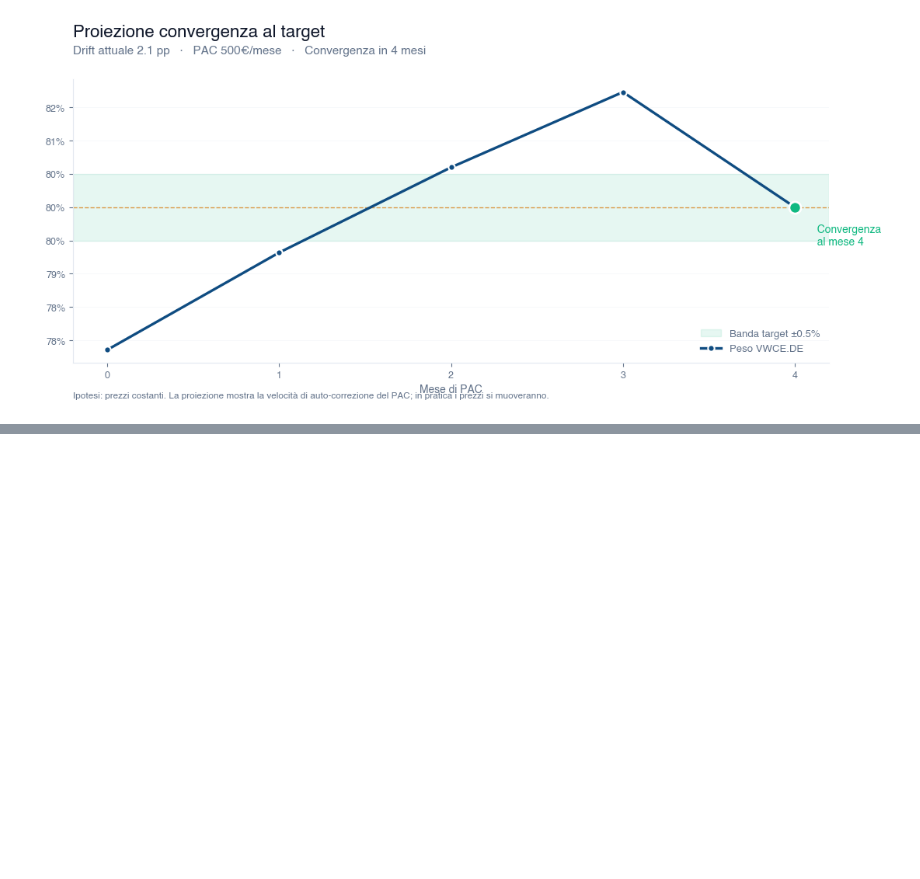
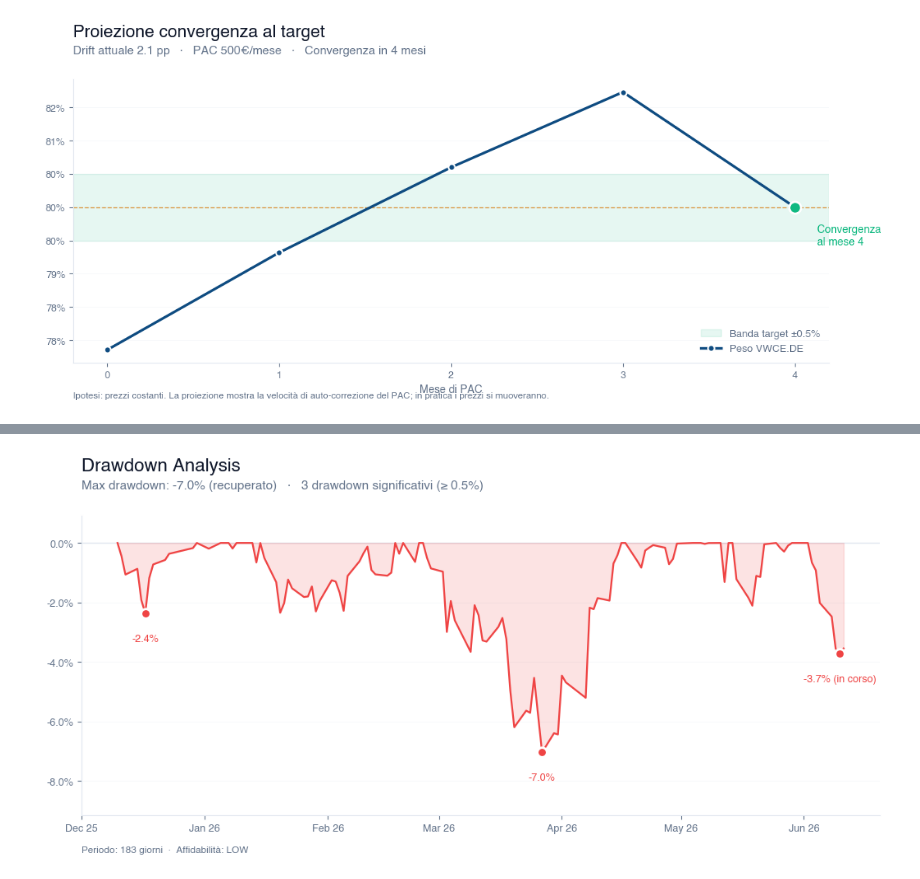
Before and after one commit to acquasalientemichele/portfolio-tracker, a Jupyter notebook: portfolio.ipynb, the cells around one changed output, grey strips where cells are left out. Cells and saved outputs as stored; diff of their text form; code cells hidden in the pictures; blank space fills up the shorter version.

```diff
--- a/portfolio.ipynb
+++ b/portfolio.ipynb
@@ -660,0 +726,55 @@ Deviazione finale stimata: 0.000 pp
+# %%
+import matplotlib.dates as mdates
+
+# Calcola la serie di drawdown giornaliera
+dd_series = rk.compute_drawdown_series(twr)
+top_dds = risk_result['top_drawdowns']
+
+fig, ax = plt.subplots(figsize=(11, 5.0))
+cs.style_axis(ax, euro=False)
+
+# Linea zero come riferimento
+ax.axhline(0, color=cs.COLORS['grid'], linewidth=1.0, zorder=1)
+
+# Area shading rossa sotto la curva di drawdown
+ax.fill_between(dd_series.index, dd_series['drawdown'], 0,
+                color=cs.COLORS['loss'], alpha=0.15, zorder=2)
+ax.plot(dd_series.index, dd_series['drawdown'], color=cs.COLORS['loss'],
+        linewidth=1.6, zorder=3)
+
+# Marker e annotazioni sui top drawdowns
+for _, row in top_dds.iterrows():
+    bot_date = row['bottom_date']
+    bot_value = float(dd_series.loc[bot_date, 'drawdown'])
+    ax.scatter([bot_date], [bot_value], color=cs.COLORS['loss'], s=70,
+               zorder=5, edgecolor='white', linewidth=2.0)
+    status = '' if row['recovered'] else ' (in corso)'
+    ax.annotate(f"{row['depth']*100:.1f}%{status}",
+                xy=(bot_date, bot_value),
+                xytext=(0, -18), textcoords='offset points',
+                va='top', ha='center', fontsize=9, fontweight='bold',
+                color=cs.COLORS['loss'])
+
+# Formattazione asse Y come percentuale negativa
+ax.yaxis.set_major_formatter(plt.FuncFormatter(lambda v, _: f'{v*100:.1f}%'))
+ax.xaxis.set_major_locator(mdates.MonthLocator())
+ax.xaxis.set_major_formatter(mdates.DateFormatter('%b %y'))
+
+# Estendi il limite inferiore per dare spazio alle label
+ymin = dd_series['drawdown'].min() * 1.30 if dd_series['drawdown'].min() < 0 else -0.01
+ax.set_ylim(ymin, abs(ymin) * 0.10)
+
+max_dd = risk_result['max_drawdown']
+status_text = '(in corso)' if risk_result['is_currently_in_drawdown'] else '(recuperato)'
+
+cs.add_title(
+    fig,
+    title='Drawdown Analysis',
+    subtitle=(f'Max drawdown: {max_dd*100:.1f}% {status_text}   ·   '
+              f'{len(top_dds)} drawdown significativi (≥ 0.5%)'),
+    source=(f'Periodo: {risk_result["period_days"]} giorni  ·  '
+            f'Affidabilità: {risk_result["confidence"]}'),
+)
+plt.show()
+# %% [output]
+[figure, added]
```
Also changed, not shown: parts of 3 cells of this notebook, 2 other files.
